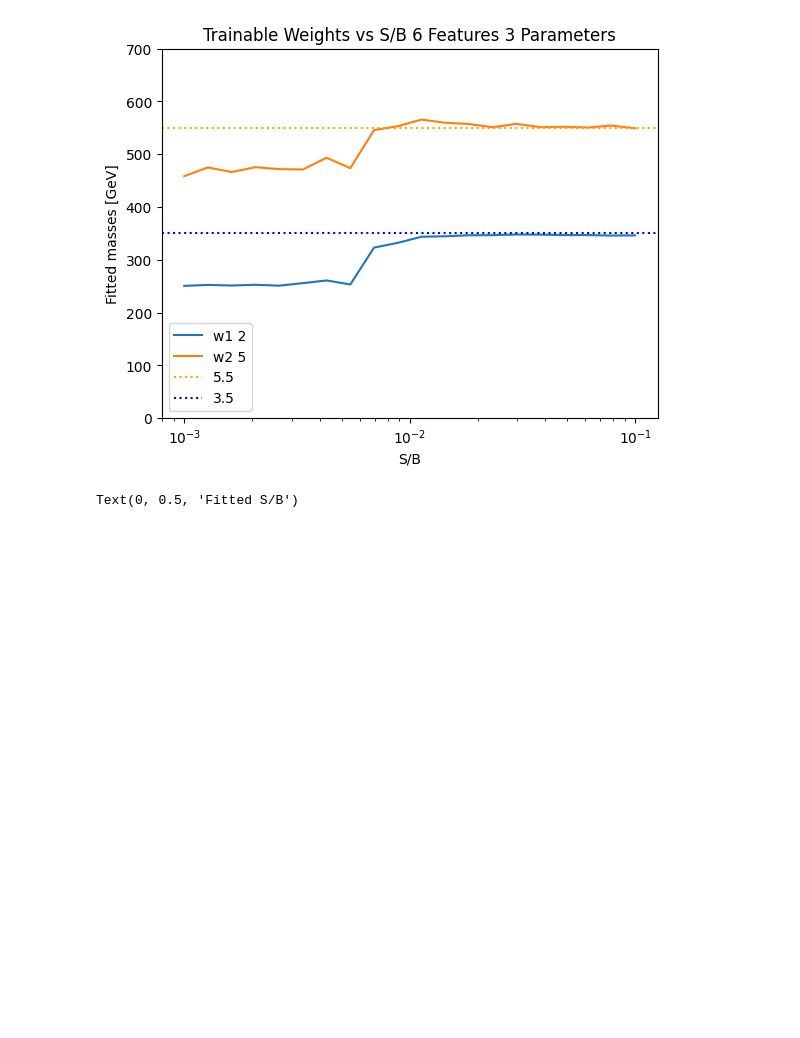
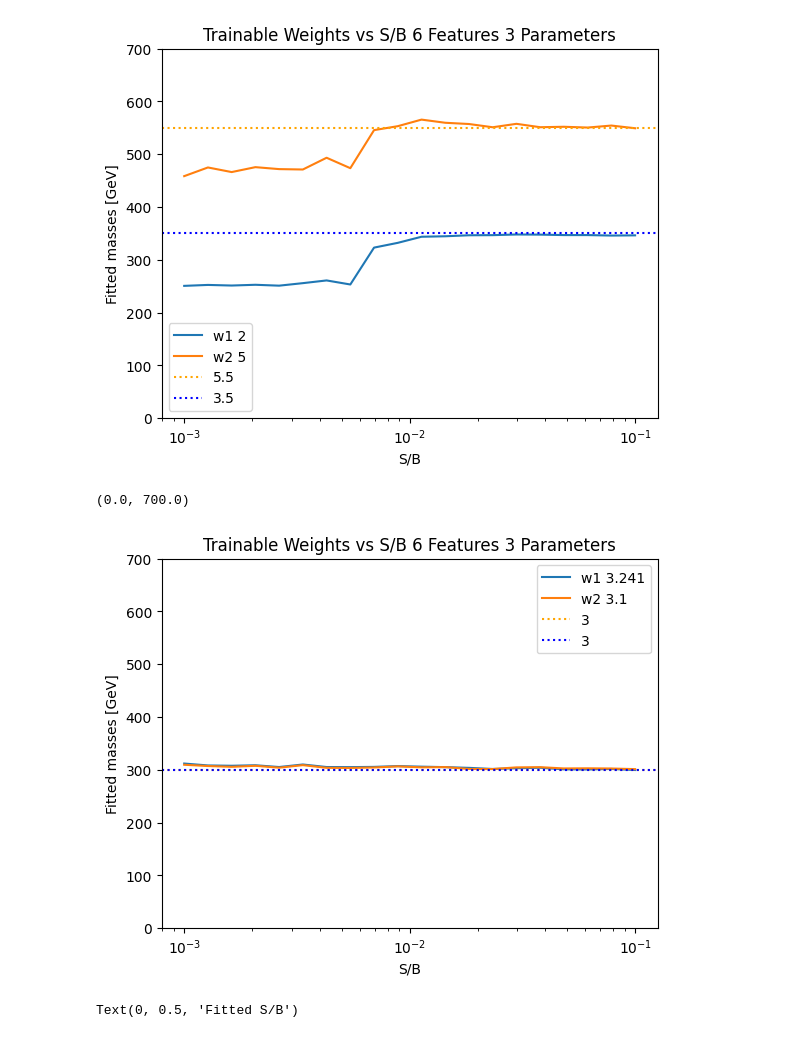
Before and after one commit to GitGup/SemiWeaklySupervised, a Jupyter notebook: SemiWeakly6Features.ipynb, the cells around one changed output. Saved outputs shown, nothing was run; the diff lists cells and outputs as text; code cells hidden in the pictures; blank space fills up the shorter version.

```diff
--- a/SemiWeakly6Features.ipynb
+++ b/SemiWeakly6Features.ipynb
@@ -624,4 +546,18 @@ plt.ylim([0,700])
 # %% [output]
 (0.0, 700.0)
 [figure]
+# %%
+plt.plot(sig_list,np.array(weight_list1)*100, label = f"w1 {w1}")
+plt.plot(sig_list,np.array(weight_list2)*100, label = f"w2 {w2}")
+plt.xscale("log")
+plt.xlabel("S/B")
+plt.ylabel("Fitted masses [GeV]")
+plt.title("Trainable Weights vs S/B 6 Features 3 Parameters")
+plt.axhline(m2 * 100,ls=":",color='orange', label = m2)
+plt.axhline(m1 * 100,ls=":",color='blue', label = m1)
+plt.legend()
+plt.ylim([0,700])
+# %% [output]
+(0.0, 700.0)
+[figure, added]
 # %%
```
Also changed, not shown: parts of 19 cells of this notebook.
